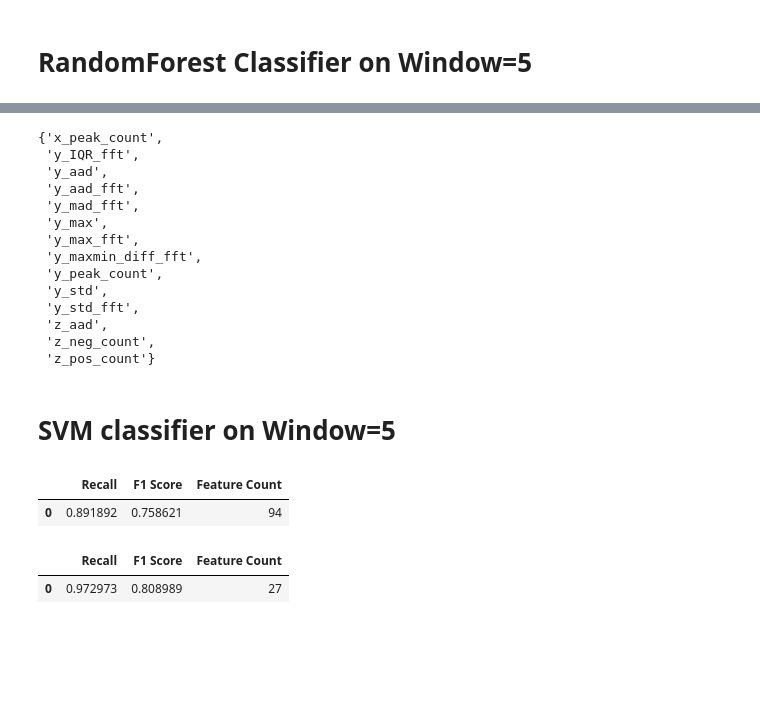
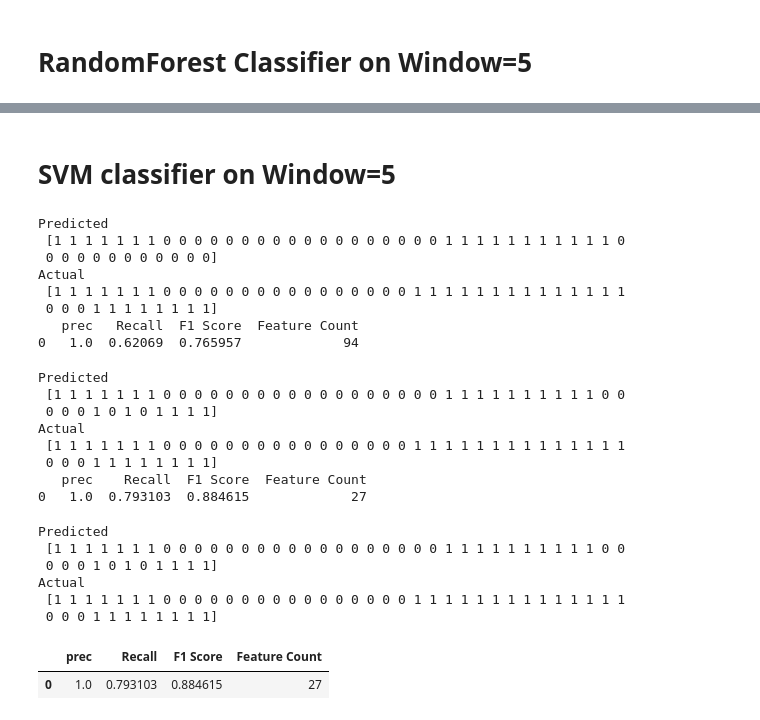
Before and after one commit to shubhisaxena1202/Detect-Heavy-Drinking-with-Accelerometer-Data, a Jupyter notebook: notebooks/ClassImbalance_Feature Selection.ipynb, the cells around one changed output, grey strips where cells are left out. Cells and saved outputs as stored; diff of their text form; code cells hidden in the pictures; blank space fills up the shorter version.

```diff
--- a/notebooks/ClassImbalance_Feature Selection.ipynb
+++ b/notebooks/ClassImbalance_Feature Selection.ipynb
@@ -140,6 +161,7 @@ train_eval(model, X_train, X_test, ytrain_2sec, ytest_2sec)
 ytrain_5sec = np.array(ytrain_5sec).ravel()
 ytest_5sec = np.array(ytest_5sec).ravel()
 
-model = RandomForestClassifier(criterion='entropy', random_state=47)
-train_eval(model, Xtrain_5sec, Xtest_5sec, ytrain_5sec, ytest_5sec)
+model_rf_5_all = RandomForestClassifier(criterion='entropy', random_state=47)
+train_eval(model_rf_5_all, Xtrain_5sec, Xtest_5sec, ytrain_5sec, ytest_5sec)
+pickle.dump(model_rf_5_all, open('../streamlit_app/saved_models/model_rf_5_all.pkl', 'wb'))
 # %% [output]
@@ -148,5 +176,8 @@ train_eval(model, Xtrain_5sec, Xtest_5sec, ytrain_5sec, ytest_5sec)
 # %%
 X_train = Xtrain_5sec[sub_features]
 X_test = Xtest_5sec[sub_features]
-train_eval(model, X_train, X_test, ytrain_5sec, ytest_5sec)
+model_rf_5_27 = RandomForestClassifier(criterion='entropy', random_state=47)
+
+train_eval(model_rf_5_27, X_train, X_test, ytrain_5sec, ytest_5sec)
+pickle.dump(model_rf_5_27, open('../streamlit_app/saved_models/model_rf_5_27.pkl', 'wb'))
 # %% [output]
@@ -157,35 +192,42 @@ rf_feat = list(zip(Xtrain_2sec.columns,model.feature_importances_))
-# %%
-sort_rf_feat = sorted(rf_feat, key=lambda x: x[1], reverse=True)
-feat_rf = [x[0] for x in sort_rf_feat[:40]]
-set(feat_rf).intersection(feature_names)
-# %% [output]
-{'x_peak_count',
- 'y_IQR_fft',
- 'y_aad',
- 'y_aad_fft',
- 'y_mad_fft',
- 'y_max',
- 'y_max_fft',
- 'y_maxmin_diff_fft',
- 'y_peak_count',
- 'y_std',
- 'y_std_fft',
- 'z_aad',
- 'z_neg_count',
- 'z_pos_count'}
 # %% [markdown]
 # SVM classifier on Window=5
 # %%
-model = SVC(kernel='linear', probability=True)
-train_eval(model, Xtrain_5sec, Xtest_5sec, ytrain_5sec, ytest_5sec)
+model_svm_5_all = SVC(kernel='linear', probability=True)
+train_eval(model_svm_5_all, Xtrain_5sec, Xtest_5sec, ytrain_5sec, ytest_5sec)
+pickle.dump(model_svm_5_all, open('../streamlit_app/saved_models/model_svm_5_all.pkl', 'wb'))
 # %% [output]
-|  | Recall | F1 Score | Feature Count |
-| 0 | 0.891892 | 0.758621 | 94 |
+Predicted
+ [1 1 1 1 1 1 1 0 0 0 0 0 0 0 0 0 0 0 0 0 0 0 0 0 0 1 1 1 1 1 1 1 1 1 1 1 0
+ 0 0 0 0 0 0 0 0 0 0 0]
+Actual
+ [1 1 1 1 1 1 1 0 0 0 0 0 0 0 0 0 0 0 0 0 0 0 0 1 1 1 1 1 1 1 1 1 1 1 1 1 1
+ 0 0 0 1 1 1 1 1 1 1 1]
+   prec   Recall  F1 Score  Feature Count
+0   1.0  0.62069  0.765957             94
 # %%
-model = SVC(kernel='linear', probability=True)
+model_svm_5_27 = SVC(kernel='linear', probability=True)
 X_train = Xtrain_5sec[sub_features]
 X_test = Xtest_5sec[sub_features]
-train_eval(model, X_train, X_test, ytrain_5sec, ytest_5sec)
+train_eval(model_svm_5_27, X_train, X_test, ytrain_5sec, ytest_5sec)
+pickle.dump(model_svm_5_27, open('../streamlit_app/saved_models/model_svm_5_27.pkl', 'wb'))
 # %% [output]
-|  | Recall | F1 Score | Feature Count |
-| 0 | 0.972973 | 0.808989 | 27 |
+Predicted
+ [1 1 1 1 1 1 1 0 0 0 0 0 0 0 0 0 0 0 0 0 0 0 0 0 0 1 1 1 1 1 1 1 1 1 1 0 0
+ 0 0 0 1 0 1 0 1 1 1 1]
+Actual
+ [1 1 1 1 1 1 1 0 0 0 0 0 0 0 0 0 0 0 0 0 0 0 0 1 1 1 1 1 1 1 1 1 1 1 1 1 1
+ 0 0 0 1 1 1 1 1 1 1 1]
+   prec    Recall  F1 Score  Feature Count
+0   1.0  0.793103  0.884615             27
+# %%
+loaded_model = pickle.load(open('../streamlit_app/saved_models/model_svm_5_27.pkl', 'rb'))
+train_eval(loaded_model, X_train, X_test, ytrain_5sec, ytest_5sec)
+# %% [output]
+Predicted
+ [1 1 1 1 1 1 1 0 0 0 0 0 0 0 0 0 0 0 0 0 0 0 0 0 0 1 1 1 1 1 1 1 1 1 1 0 0
+ 0 0 0 1 0 1 0 1 1 1 1]
+Actual
+ [1 1 1 1 1 1 1 0 0 0 0 0 0 0 0 0 0 0 0 0 0 0 0 1 1 1 1 1 1 1 1 1 1 1 1 1 1
+ 0 0 0 1 1 1 1 1 1 1 1]
+|  | prec | Recall | F1 Score | Feature Count |
+| 0 | 1.0 | 0.793103 | 0.884615 | 27 |
```
Also changed, not shown: parts of 7 cells of this notebook.
